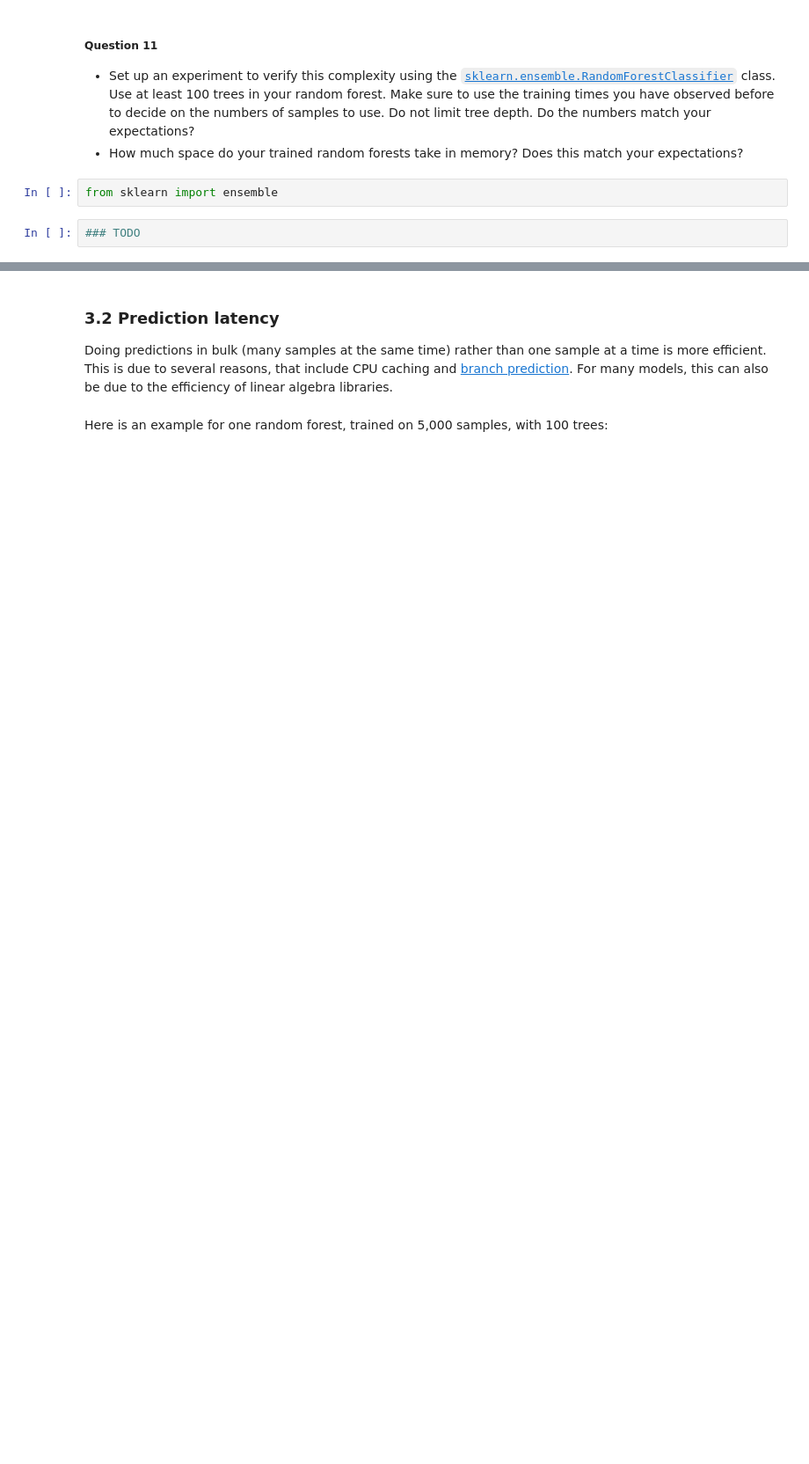
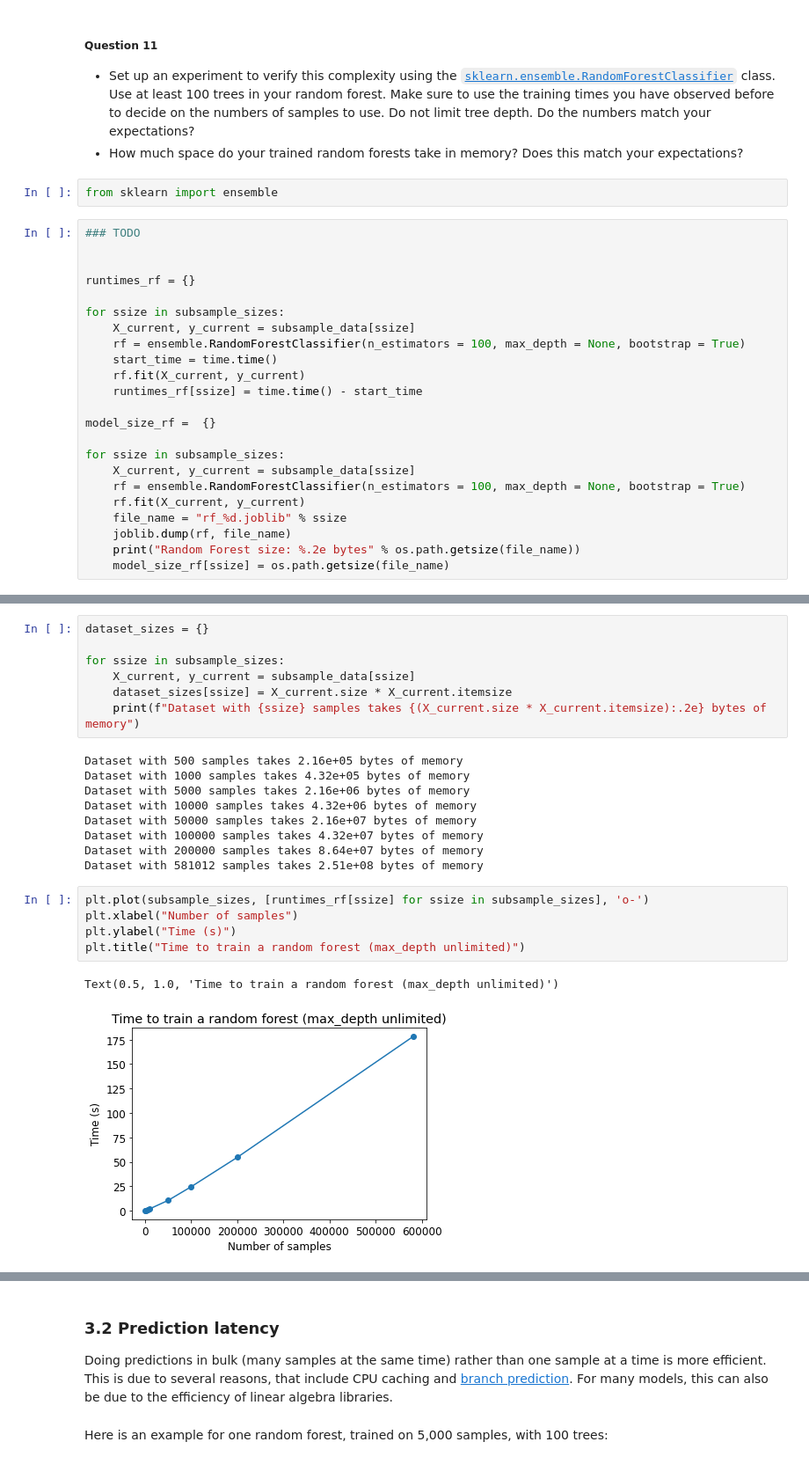
Before and after one commit to PierreClaudet/LargeScaleML, a Jupyter notebook: 1_sklearn_at_scale.ipynb, the cells around one changed output, grey strips where cells are left out. Shown at 88% size. Saved outputs shown, nothing was run; the diff lists cells and outputs as text; blank space fills up the shorter version.

```diff
--- a/1_sklearn_at_scale.ipynb
+++ b/1_sklearn_at_scale.ipynb
@@ -777,3 +780,24 @@ Make sure to use the training times you have observed before to decide on the nu
 from sklearn import ensemble
 # %%
 ### TODO
+
+
+runtimes_rf = {}
+
+for ssize in subsample_sizes:
+    X_current, y_current = subsample_data[ssize]
+    rf = ensemble.RandomForestClassifier(n_estimators = 100, max_depth = None, bootstrap = True)
+    start_time = time.time()
+    rf.fit(X_current, y_current)
+    runtimes_rf[ssize] = time.time() - start_time
+
+model_size_rf =  {}
+
+for ssize in subsample_sizes:
+    X_current, y_current = subsample_data[ssize]
+    rf = ensemble.RandomForestClassifier(n_estimators = 100, max_depth = None, bootstrap = True)
+    rf.fit(X_current, y_current)
+    file_name = "rf_%d.joblib" % ssize
+    joblib.dump(rf, file_name)
+    print("Random Forest size: %.2e bytes" % os.path.getsize(file_name))
+    model_size_rf[ssize] = os.path.getsize(file_name)
@@ -779,0 +813,24 @@ from sklearn import ensemble
+# %%
+dataset_sizes = {}
+
+for ssize in subsample_sizes:
+    X_current, y_current = subsample_data[ssize]
+    dataset_sizes[ssize] = X_current.size * X_current.itemsize
+    print(f"Dataset with {ssize} samples takes {(X_current.size * X_current.itemsize):.2e} bytes of memory")
+# %% [output]
+Dataset with 500 samples takes 2.16e+05 bytes of memory
+Dataset with 1000 samples takes 4.32e+05 bytes of memory
+Dataset with 5000 samples takes 2.16e+06 bytes of memory
+Dataset with 10000 samples takes 4.32e+06 bytes of memory
+Dataset with 50000 samples takes 2.16e+07 bytes of memory
+Dataset with 100000 samples takes 4.32e+07 bytes of memory
+Dataset with 200000 samples takes 8.64e+07 bytes of memory
+Dataset with 581012 samples takes 2.51e+08 bytes of memory
+# %%
+plt.plot(subsample_sizes, [runtimes_rf[ssize] for ssize in subsample_sizes], 'o-')
+plt.xlabel("Number of samples")
+plt.ylabel("Time (s)")
+plt.title("Time to train a random forest (max_depth unlimited)")
+# %% [output]
+Text(0.5, 1.0, 'Time to train a random forest (max_depth unlimited)')
+[figure, added]
```
Also changed, not shown: parts of 33 cells of this notebook.
